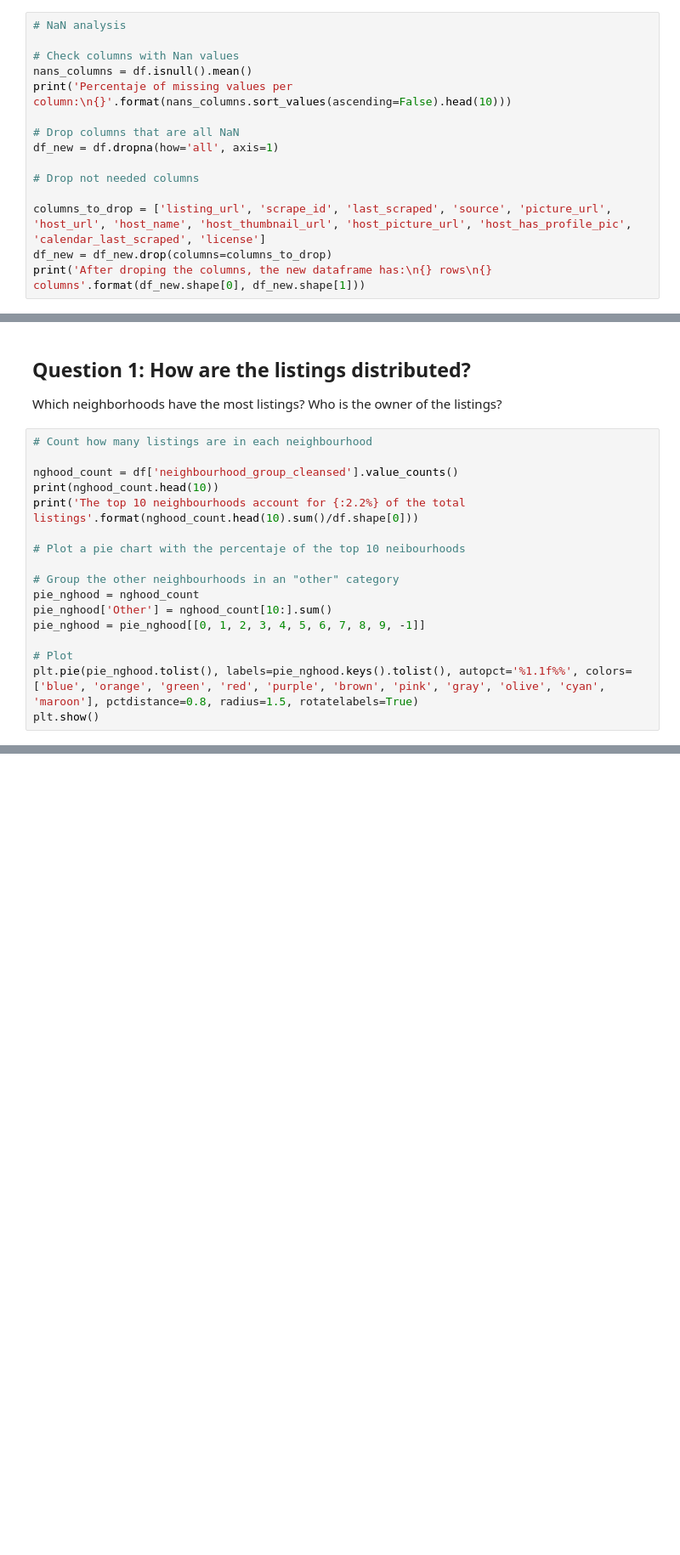
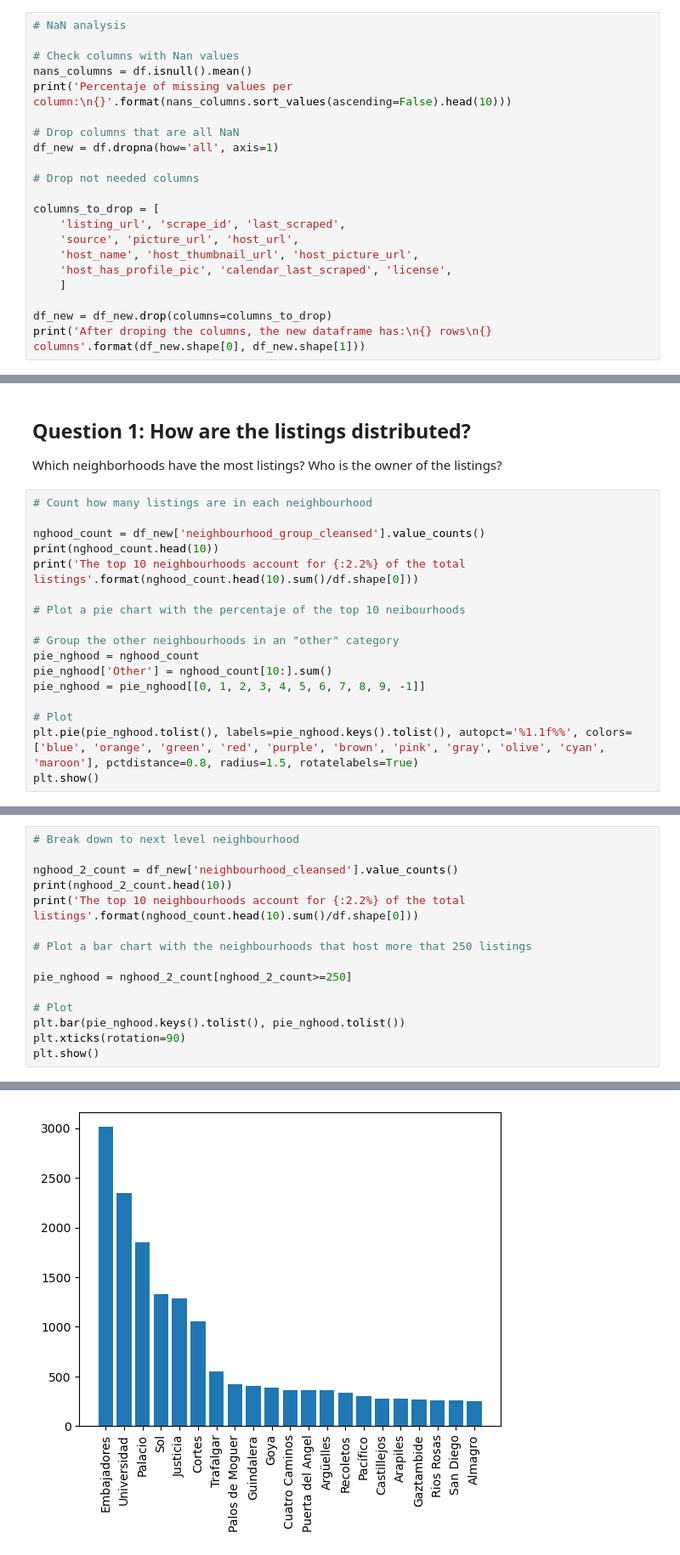
Before and after one commit to atrgz/airbnb_madrid, a Jupyter notebook: code.ipynb, the cells around one changed output, grey strips where cells are left out. Shown at 85% size. Saved outputs shown, nothing was run; the diff lists cells and outputs as text; blank space fills up the shorter version.

```diff
--- a/code.ipynb
+++ b/code.ipynb
@@ -59,7 +58,13 @@ df_new = df.dropna(how='all', axis=1)
 
 # Drop not needed columns
 
-columns_to_drop = ['listing_url', 'scrape_id', 'last_scraped', 'source', 'picture_url', 'host_url', 'host_name', 'host_thumbnail_url', 'host_picture_url', 'host_has_profile_pic', 'calendar_last_scraped', 'license']
+columns_to_drop = [
+    'listing_url', 'scrape_id', 'last_scraped',
+    'source', 'picture_url', 'host_url',
+    'host_name', 'host_thumbnail_url', 'host_picture_url',
+    'host_has_profile_pic', 'calendar_last_scraped', 'license',
+    ]
+
 df_new = df_new.drop(columns=columns_to_drop)
 print('After droping the columns, the new dataframe has:\n{} rows\n{} columns'.format(df_new.shape[0], df_new.shape[1]))
 # %% [output]
@@ -84,7 +89,7 @@ Which neighborhoods have the most listings? Who is the owner of the listings?
 # %%
 # Count how many listings are in each neighbourhood
 
-nghood_count = df['neighbourhood_group_cleansed'].value_counts()
+nghood_count = df_new['neighbourhood_group_cleansed'].value_counts()
 print(nghood_count.head(10))
 print('The top 10 neighbourhoods account for {:2.2%} of the total listings'.format(nghood_count.head(10).sum()/df.shape[0]))
 
@@ -115,0 +123,16 @@ The top 10 neighbourhoods account for 82.93% of the total listings
+# %%
+# Break down to next level neighbourhood
+
+nghood_2_count = df_new['neighbourhood_cleansed'].value_counts()
+print(nghood_2_count.head(10))
+print('The top 10 neighbourhoods account for {:2.2%} of the total listings'.format(nghood_count.head(10).sum()/df.shape[0]))
+
+# Plot a bar chart with the neighbourhoods that host more that 250 listings
+
+pie_nghood = nghood_2_count[nghood_2_count>=250]
+
+# Plot
+plt.bar(pie_nghood.keys().tolist(), pie_nghood.tolist())
+plt.xticks(rotation=90)
+plt.show()
+# %% [output]
@@ -115,0 +152 @@ The top 10 neighbourhoods account for 82.93% of the total listings
+[figure, added]
```
Also changed, not shown: parts of 22 cells of this notebook.
